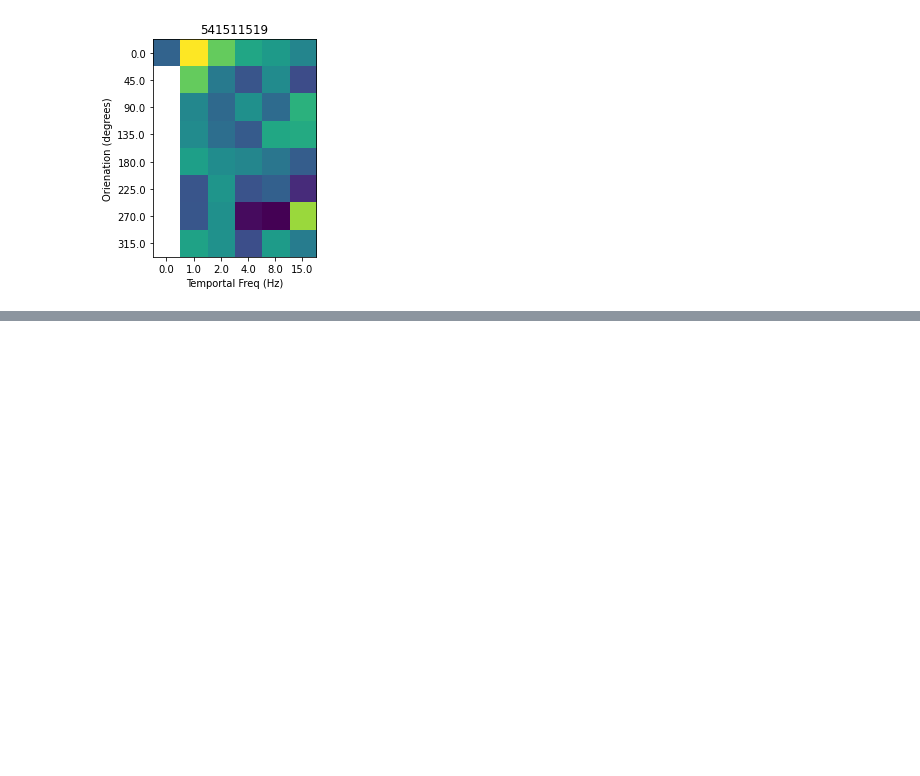
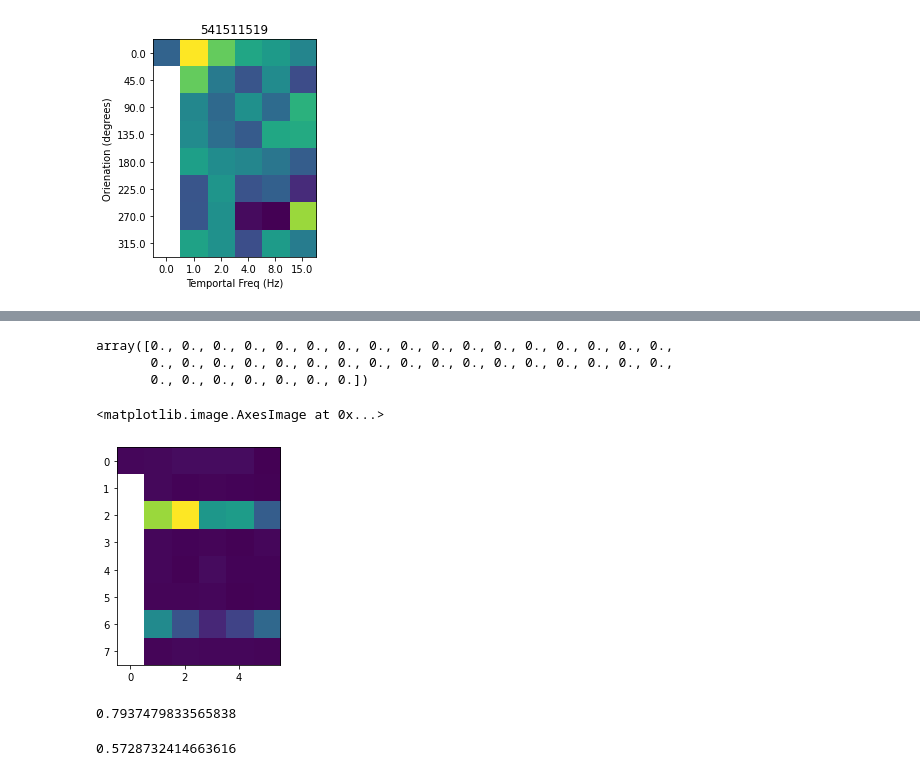
Before and after one commit to ryraut/swdb_2023, a Jupyter notebook: Day1/Day1WorkshopDraft.ipynb, the cells around one changed output, grey strips where cells are left out. Drawn from its saved outputs; the diff is of its cells as text; code cells hidden in the pictures; blank space fills up the shorter version.

```diff
--- a/Day1/Day1WorkshopDraft.ipynb
+++ b/Day1/Day1WorkshopDraft.ipynb
@@ -500,0 +521,51 @@ Up till now everything is descriptive- we are just looking at the data and descr
+# %%
+# Build the design matrix
+X = np.zeros((len(stim_table),len(stimuli)))
+for ii in range(len(stim_table)):
+    X[ii,stim_index[ii]] = 1
+# %%
+from sklearn.linear_model import LinearRegression
+from sklearn.model_selection import train_test_split
+
+X_train, X_test, y_train, y_test = train_test_split(X, mean_response, test_size=0.5, random_state=42)
+# %%
+rfmodel = LinearRegression(fit_intercept=False).fit(X_train, y_train,)
+# %%
+# If we want to look at the model we fit, we can look at the predictions for any
+# given stimulus. The easiest way to do this is to make a design matrix with a
+# diagonal of all ones:
+eyeX = np.eye(X.shape[1])
+pred = rfmodel.predict(eyeX)
+# %%
+# Because we didn't fit an intercept, the predictions are the same as the as the
+# model coefficients
+rfmodel.coef_-pred
+# %% [output]
+array([0., 0., 0., 0., 0., 0., 0., 0., 0., 0., 0., 0., 0., 0., 0., 0., 0.,
+       0., 0., 0., 0., 0., 0., 0., 0., 0., 0., 0., 0., 0., 0., 0., 0., 0.,
+       0., 0., 0., 0., 0., 0., 0.])
+# %%
+# We can plot the predicted response for each stimulus condition! This should
+# look familiar...
+tuning_array = np.zeros((len(orientations),len(temp_freqs)))
+for ii in range(len(pred)):
+    ori_ix = np.where(orientations==stimuli[ii,0])[0]
+    tf_ix = np.where(temp_freqs==stimuli[ii,1])[0]
+    tuning_array[ori_ix,tf_ix]=pred[ii]
+tuning_array[1:,0] = np.nan
+
+fig,ax = plt.subplots()
+ax.imshow(tuning_array)
+# %% [output]
+<matplotlib.image.AxesImage at 0x...>
+[figure, added]
+# %%
+
+rfmodel.score(X_train,y_train)
+# %% [output]
+0.7937479833565838
+# %%
+# Now this is worse :(
+rfmodel.score(X_test,y_test)
+# %% [output]
+0.5728732414663616
```
Also changed, not shown: parts of 18 cells of this notebook.
